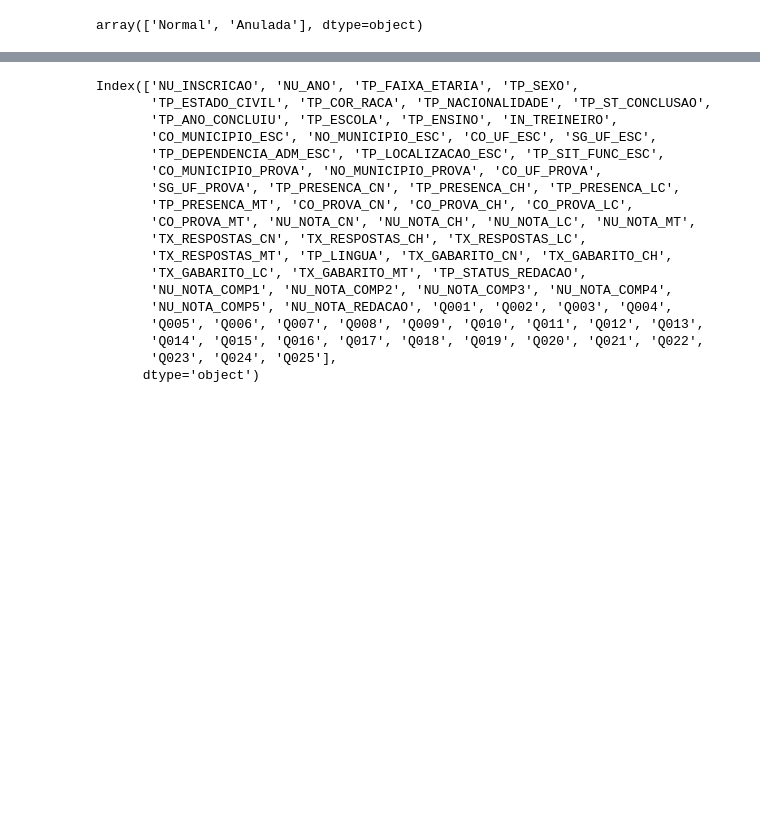
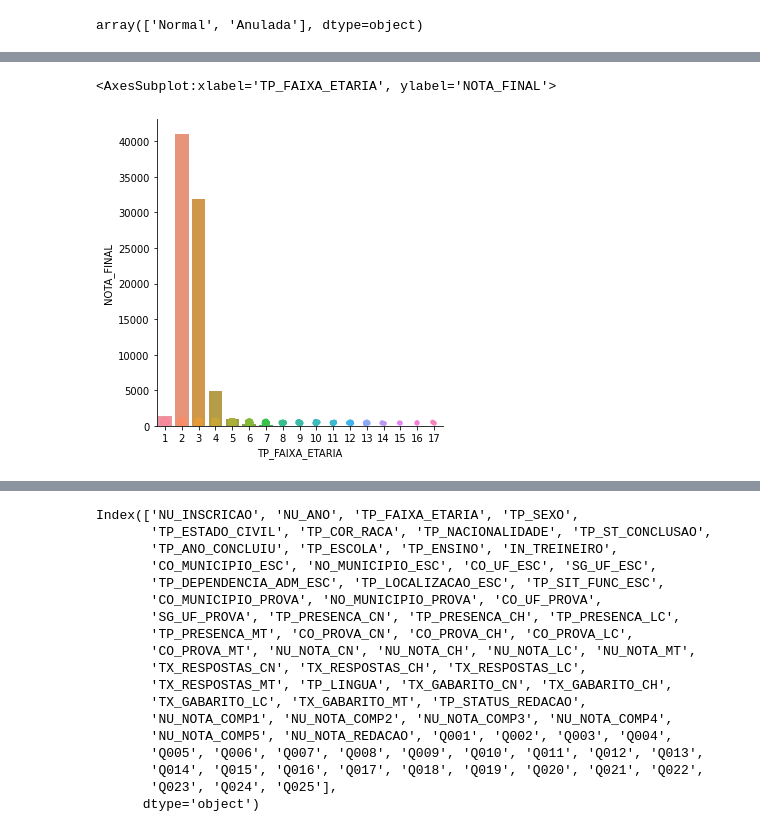
Before and after one commit to MurilloSSJ/Trabalho-CCF-425, a Jupyter notebook: Trabalho Prático.ipynb, the cells around one changed output, grey strips where cells are left out. Saved outputs shown, nothing was run; the diff lists cells and outputs as text; code cells hidden in the pictures; blank space fills up the shorter version.

```diff
--- a/Trabalho Prático.ipynb
+++ b/Trabalho Prático.ipynb
@@ -304,0 +323,8 @@ df.head()
+# %%
+df['TP_FAIXA_ETARIA']
+df2 = df.sort_values(by=['TP_FAIXA_ETARIA'])
+df2['TP_FAIXA_ETARIA'] = df2['TP_FAIXA_ETARIA'].astype(str)
+sns.catplot(x='TP_FAIXA_ETARIA', kind='count', data=df2)
+# %% [output]
+<AxesSubplot:xlabel='TP_FAIXA_ETARIA', ylabel='NOTA_FINAL'>
+[figure, added]
```
Also changed, not shown: parts of 21 cells of this notebook, 1 other file.
